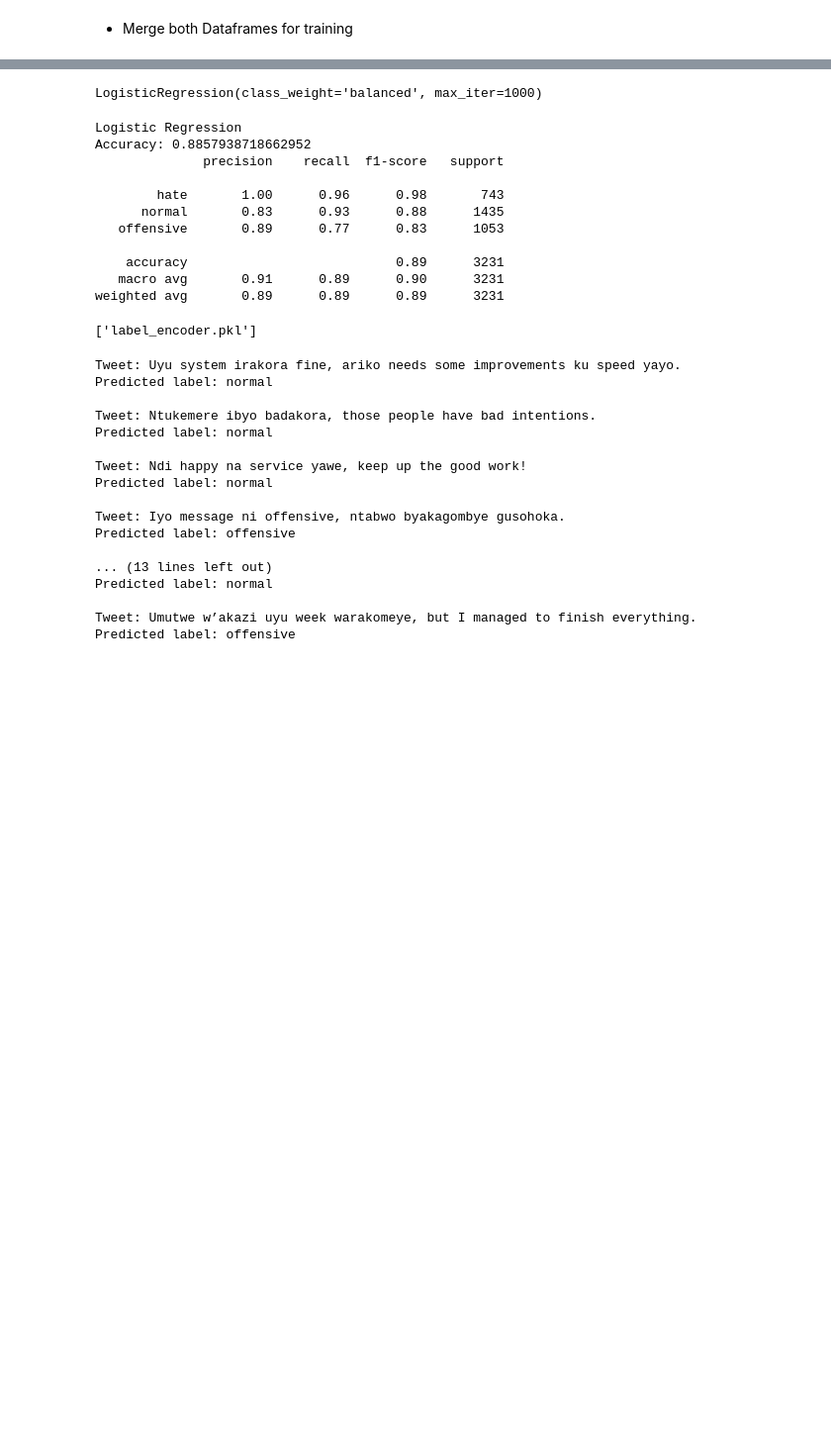
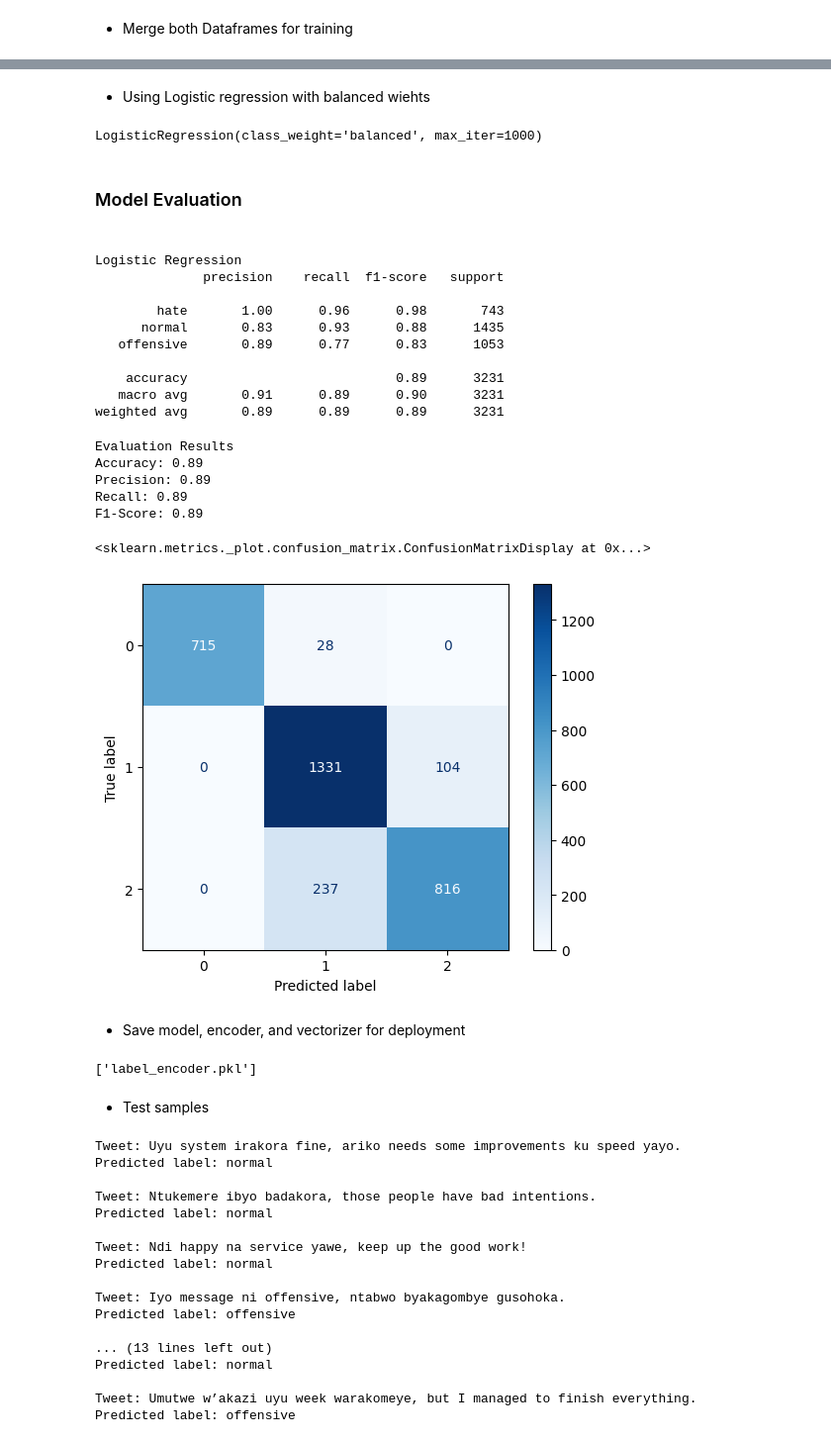
Before and after one commit to Olamieee/Kinyarwanda-Hatespeech-Detection, a Jupyter notebook: model/hate_speech_model.ipynb, the cells around one changed output, grey strips where cells are left out. Shown: that part at 99% size. Cells and saved outputs as stored; diff of their text form; code cells hidden in the pictures; blank space fills up the shorter version.

```diff
--- a/model/model3.ipynb
+++ b/model/hate_speech_model.ipynb
@@ -100,4 +122,4 @@ vectorizer = TfidfVectorizer(ngram_range=(1, 2), max_features=5000)
 x = vectorizer.fit_transform(df_merged['clean_text'])
 y = df_merged['label_encoded']
 # %%
-x_train, X_test, y_train, y_test = train_test_split(x, y, test_size=0.2, random_state=42)
+x_train, x_test, y_train, y_test = train_test_split(x, y, test_size=0.2, random_state=42)
@@ -104,16 +128,18 @@ x_train, X_test, y_train, y_test = train_test_split(x, y, test_size=0.2, random_
+# %% [markdown]
+- Using Logistic regression with balanced wiehts
 # %%
 lr = LogisticRegression(max_iter=1000, class_weight='balanced')
 lr.fit(x_train, y_train)
 # %% [output]
 LogisticRegression(class_weight='balanced', max_iter=1000)
+# %% [markdown]
+<h3> Model Evaluation<h3>
 # %%
-y_pred = lr.predict(X_test)
+y_pred = lr.predict(x_test)
 print("Logistic Regression")
-print("Accuracy:", accuracy_score(y_test, y_pred))
 print(classification_report(y_test, y_pred, target_names=le.classes_))
 # %% [output]
 Logistic Regression
-Accuracy: 0.8857938718662952
               precision    recall  f1-score   support
 
         hate       1.00      0.96      0.98       743
@@ -123,12 +149,34 @@ Accuracy: 0.8857938718662952
     accuracy                           0.89      3231
    macro avg       0.91      0.89      0.90      3231
 weighted avg       0.89      0.89      0.89      3231
+# %%
+print("Evaluation Results")
+print("Accuracy:", accuracy_score(y_test, y_pred).__round__(2))
+print("Precision:", precision_score(y_test, y_pred, average='weighted').__round__(2))
+print("Recall:", recall_score(y_test, y_pred, average='weighted').__round__(2))
+print("F1-Score:", f1_score(y_test, y_pred, average='weighted').__round__(2))
+# %% [output]
+Evaluation Results
+Accuracy: 0.89
+Precision: 0.89
+Recall: 0.89
+F1-Score: 0.89
+# %%
+conf = confusion_matrix(y_test, y_pred)
+ConfusionMatrixDisplay(conf).plot(cmap="Blues")
+# %% [output]
+<sklearn.metrics._plot.confusion_matrix.ConfusionMatrixDisplay at 0x...>
+[figure, added]
+# %% [markdown]
+- Save model, encoder, and vectorizer for deployment
 # %%
 joblib.dump(lr, "lr_model.pkl")
 joblib.dump(vectorizer, "tfidf.pkl")
 joblib.dump(le, "label_encoder.pkl")
 # %% [output]
 ['label_encoder.pkl']
+# %% [markdown]
+- Test samples
 # %%
 samples = [
     "Uyu system irakora fine, ariko needs some improvements ku speed yayo.",
```
Also changed, not shown: parts of 15 cells of this notebook, 7 other files.
